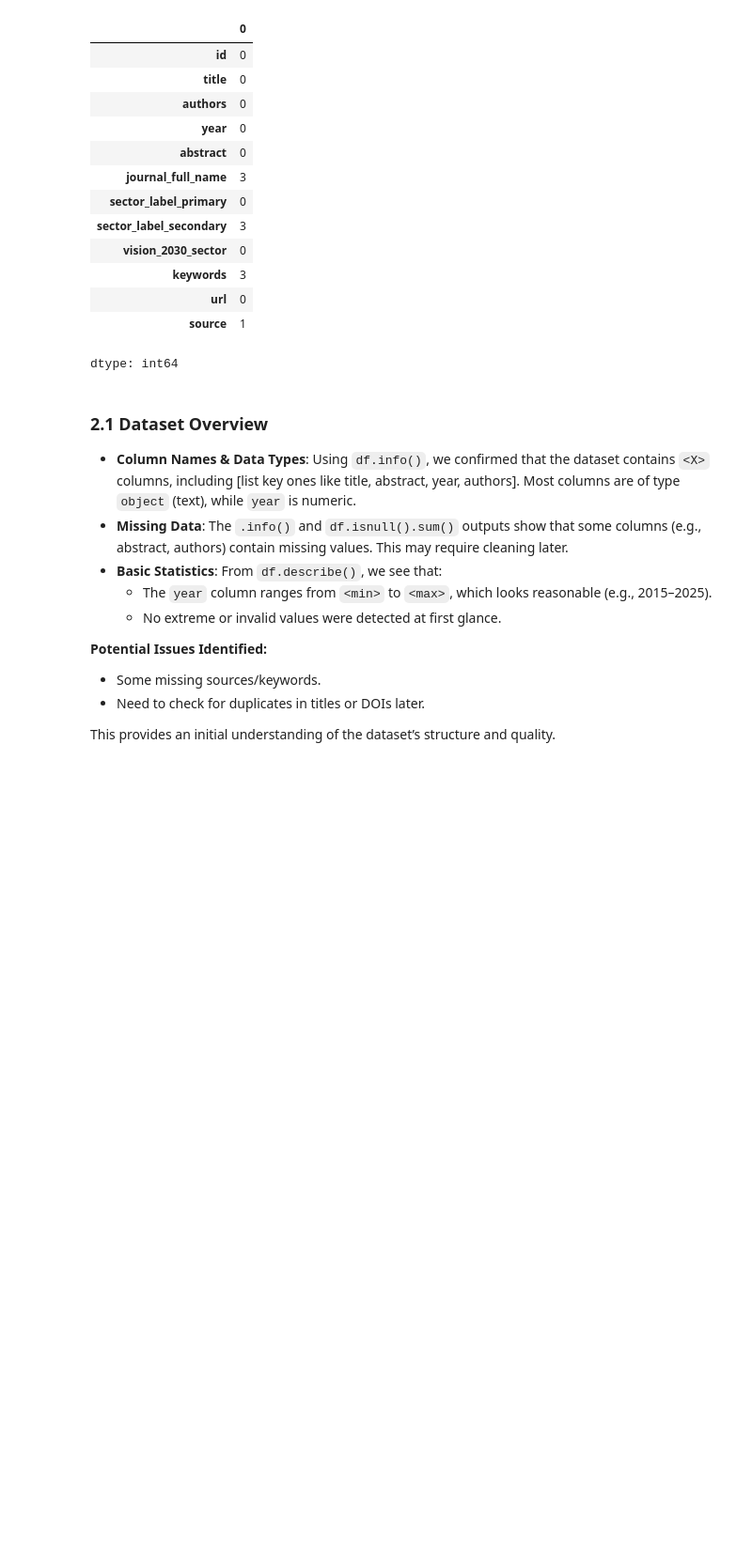
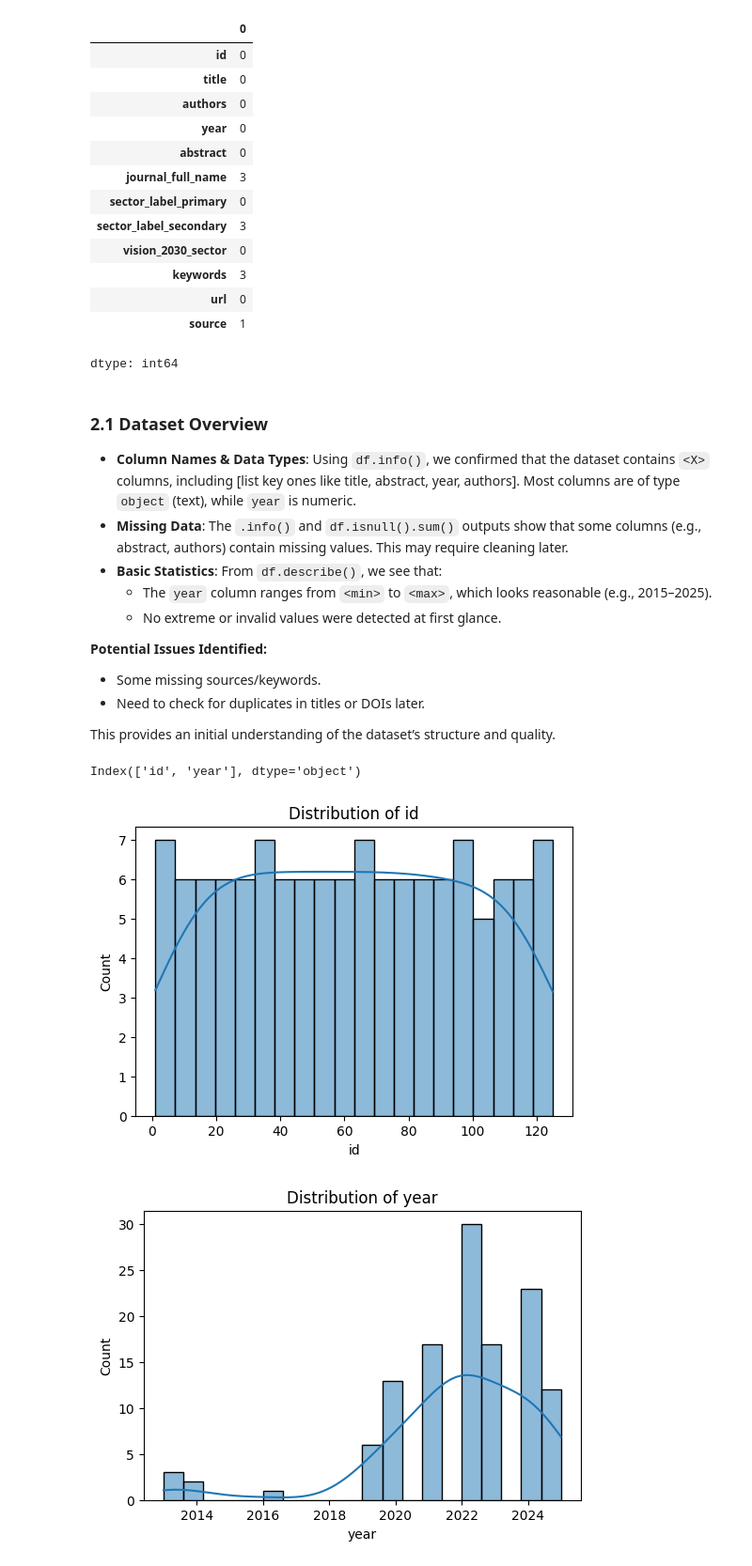
Before and after one commit to Coop149/code-unza25-csc4792-project_team_24-repository, a Jupyter notebook: code_unza25_csc4792_project_team_24_notebook.ipynb, the cells around one changed output. Shown at 94% size. Cells and saved outputs as stored; diff of their text form; code cells hidden in the pictures; blank space fills up the shorter version.

Commit message:
[DU] Numerical column visualizations added

```diff
--- a/code_unza25_csc4792_project_team_24_notebook.ipynb
+++ b/code_unza25_csc4792_project_team_24_notebook.ipynb
@@ -187,0 +191,17 @@ This provides an initial understanding of the dataset’s structure and quality.
+# %%
+df.select_dtypes(include=['int64', 'float64']).columns
+# %% [output]
+Index(['id', 'year'], dtype='object')
+# %%
+num_cols = df.select_dtypes(include=['int64', 'float64']).columns
+
+for col in num_cols:
+    plt.figure(figsize=(6,4))
+    sns.histplot(df[col], kde=True, bins=20)
+    plt.title(f"Distribution of {col}")
+    plt.xlabel(col)
+    plt.ylabel("Count")
+    plt.show()
+# %% [output]
+[figure, added]
+[figure, added]
```
Also changed, not shown: parts of 2 cells of this notebook.
